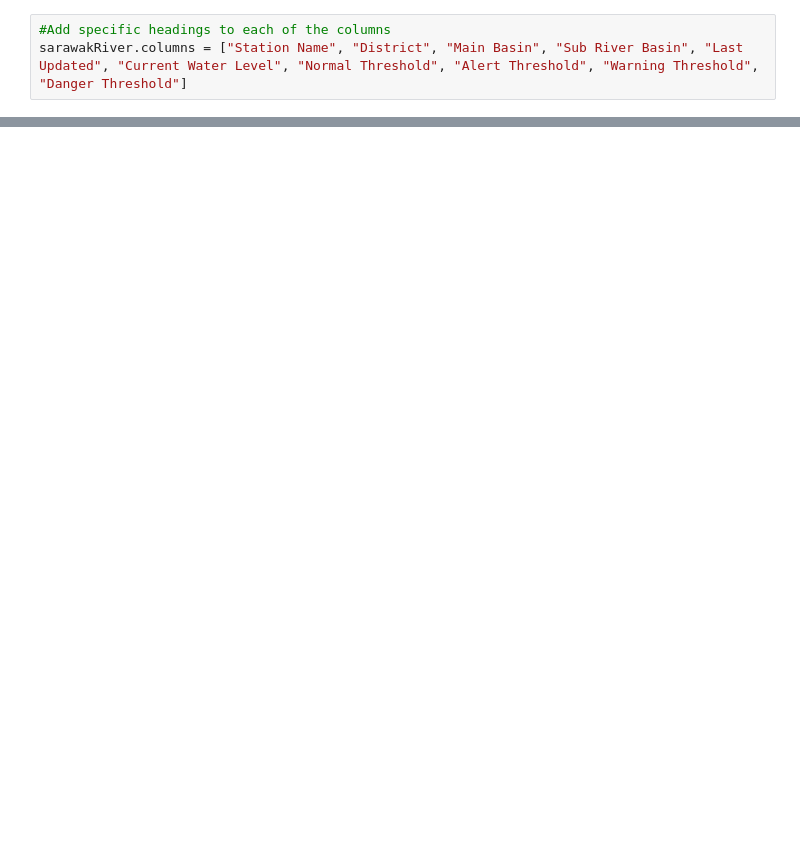
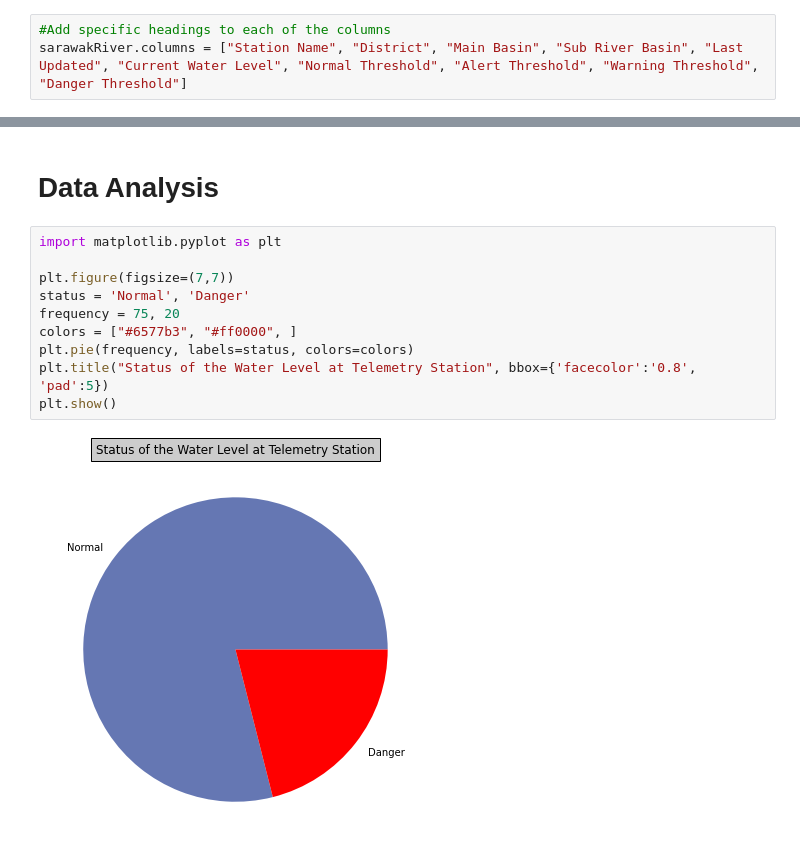
Before and after one commit to jhamuza/FSProjOne, a Jupyter notebook: XJ_JPNB/ADS Mini Project - Web Scrapping (PIB).ipynb, the cells around one changed output, grey strips where cells are left out. Drawn from its saved outputs; the diff is of its cells as text; blank space fills up the shorter version.

```diff
--- a/XJ_JPNB/ADS Mini Project - Web Scrapping (PIB).ipynb
+++ b/XJ_JPNB/ADS Mini Project - Web Scrapping (PIB).ipynb
@@ -262,0 +268,14 @@ df["a"] = df["a"].astype(str).astype(int)
+# %% [markdown]
+# Data Analysis
+# %%
+import matplotlib.pyplot as plt
+
+plt.figure(figsize=(7,7))
+status = 'Normal', 'Danger'
+frequency = 75, 20
+colors = ["#6577b3", "#ff0000", ]
+plt.pie(frequency, labels=status, colors=colors)
+plt.title("Status of the Water Level at Telemetry Station", bbox={'facecolor':'0.8', 'pad':5})
+plt.show()
+# %% [output]
+[figure, added]
```
Also changed, not shown: parts of 26 cells of this notebook.
